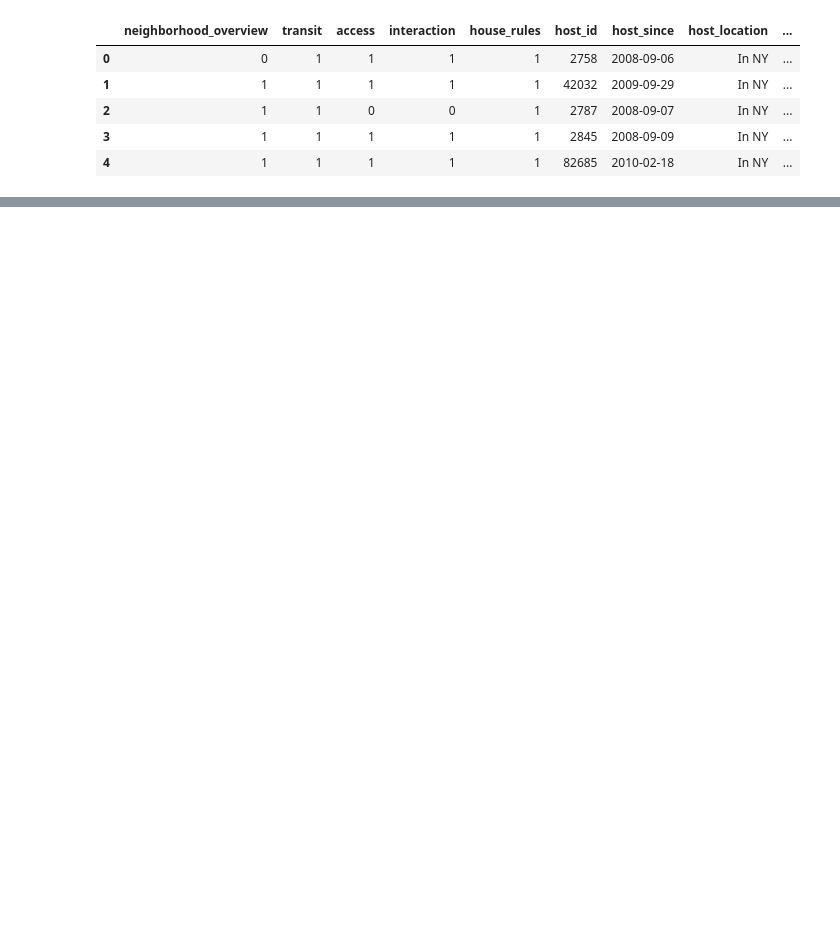
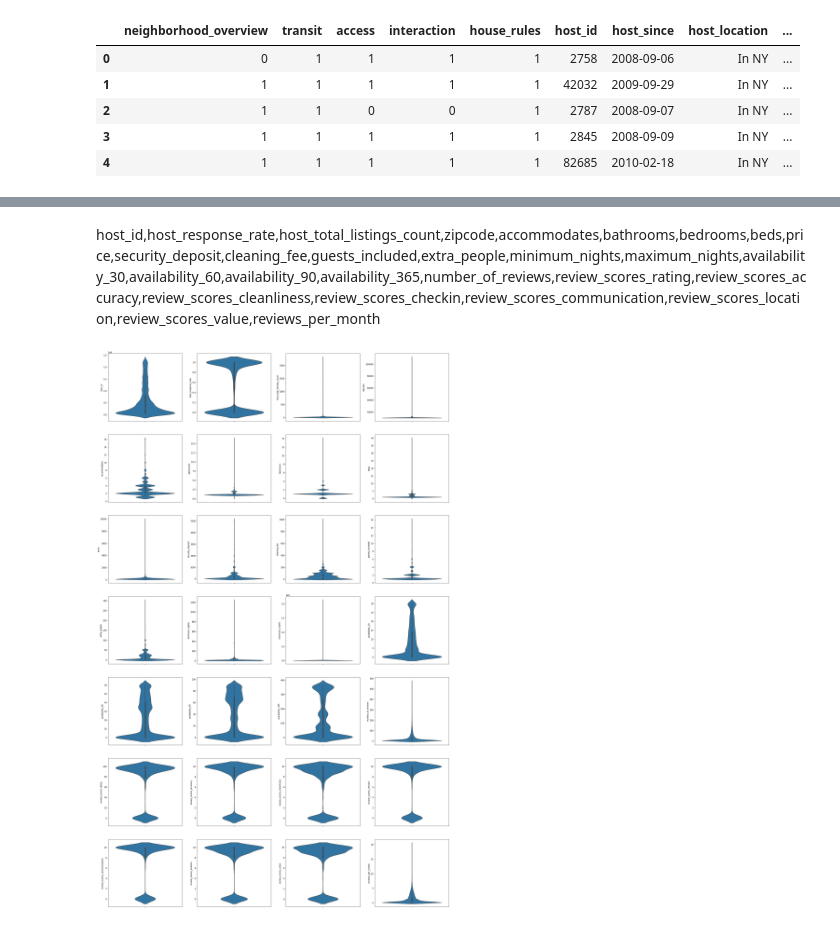
Before and after one commit to kavishashroff/Springboard, a Jupyter notebook: Capstone 1/EDA.ipynb, the cells around one changed output, grey strips where cells are left out. Drawn from its saved outputs; the diff is of its cells as text; code cells hidden in the pictures; blank space fills up the shorter version.

Commit message:
adding clean dataset

```diff
--- a/Capstone 1/EDA.ipynb
+++ b/Capstone 1/EDA.ipynb
@@ -20,0 +62,19 @@ sns.set(style="whitegrid")
+# %% [markdown]
+host_id,host_response_rate,host_total_listings_count,zipcode,accommodates,bathrooms,bedrooms,beds,price,security_deposit,cleaning_fee,guests_included,extra_people,minimum_nights,maximum_nights,availability_30,availability_60,availability_90,availability_365,number_of_reviews,review_scores_rating,review_scores_accuracy,review_scores_cleanliness,review_scores_checkin,review_scores_communication,review_scores_location,review_scores_value,reviews_per_month
+# %%
+fig, ((ax1,ax2,ax3,ax4),(ax5,ax6,ax7,ax8),(ax9,ax10,ax11,ax12),(ax13,ax14,ax15,ax16),(ax17,ax18,ax19,ax20),
+      (ax21,ax22,ax23,ax24),(ax25,ax26,ax27,ax28)) = plt.subplots(nrows=7, ncols=4, figsize=(30,50))
+
+axes=[ax1,ax2,ax3,ax4,ax5,ax6,ax7,ax8,ax9,ax10,ax11,ax12,ax13,ax14,ax15,ax16,ax17,ax18,ax19,ax20,ax21,ax22,ax23,
+      ax24,ax25,ax26,ax27,ax28]
+columns=['host_id','host_response_rate','host_total_listings_count','zipcode','accommodates','bathrooms',
+         'bedrooms','beds','price','security_deposit','cleaning_fee','guests_included','extra_people',
+         'minimum_nights','maximum_nights','availability_30','availability_60','availability_90','availability_365',
+         'number_of_reviews','review_scores_rating','review_scores_accuracy','review_scores_cleanliness',
+         'review_scores_checkin','review_scores_communication','review_scores_location','review_scores_value',
+         'reviews_per_month']
+
+for i in range(28):
+    _=sns.violinplot(y=columns[i], data=data, ax=axes[i])
+# %% [output]
+[figure, added]
```
Also changed, not shown: parts of 12 cells of this notebook, 1 other file.
